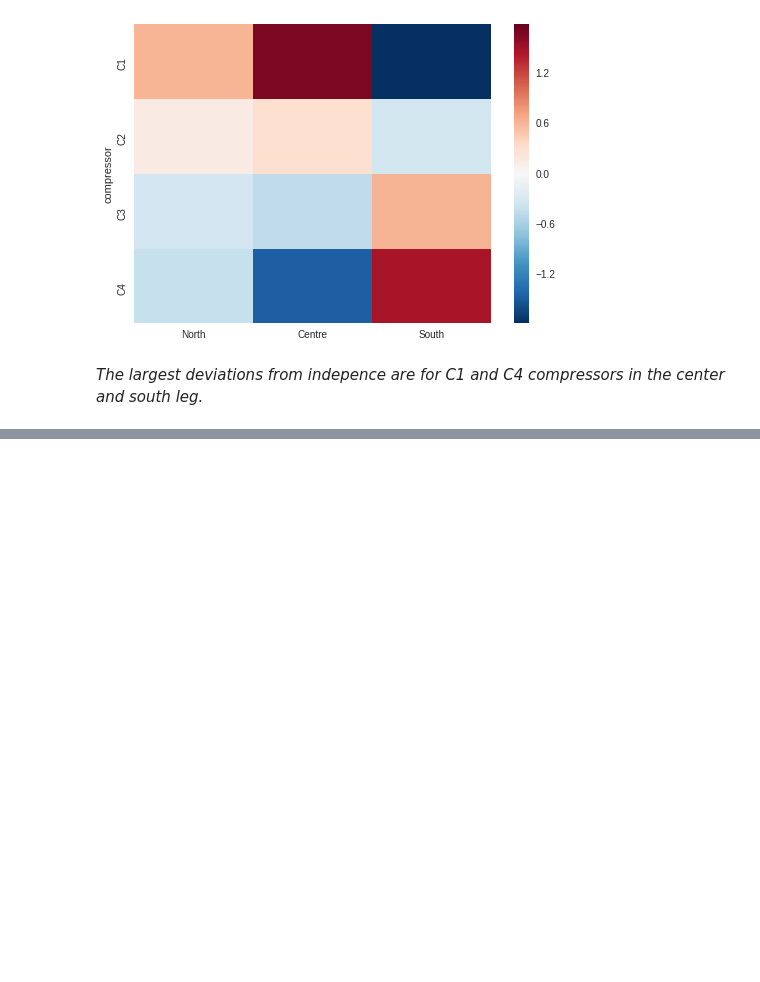
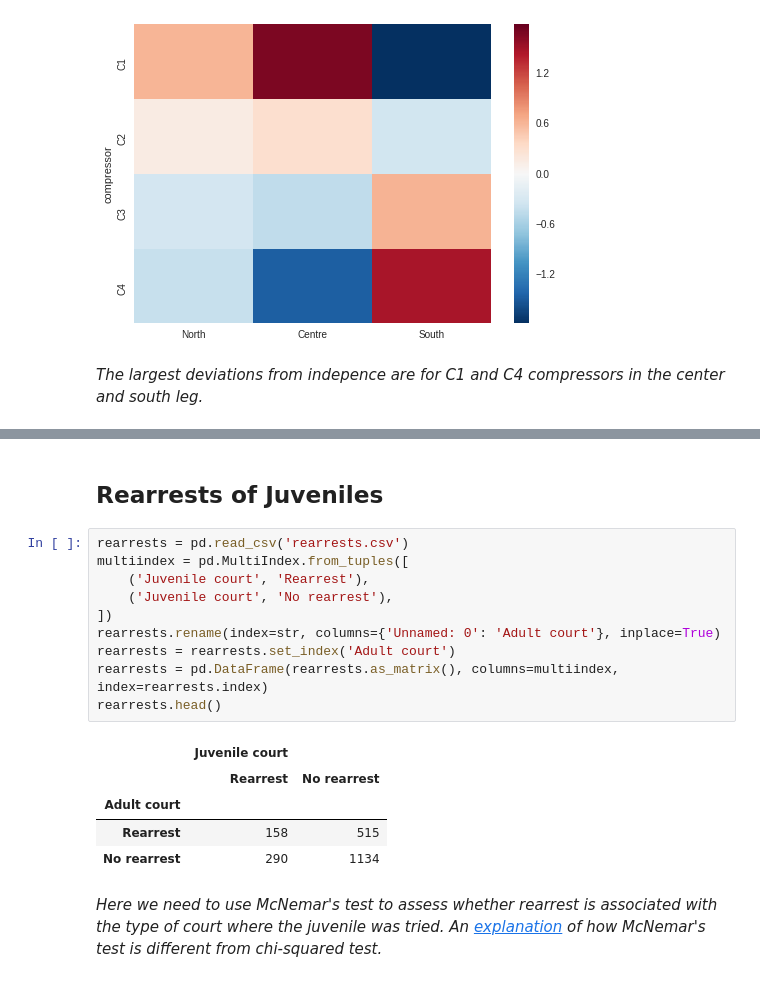
Before and after one commit to seporaitis/hsaur-python, a Jupyter notebook: Chapter3.ipynb, the cells around one changed output, grey strips where cells are left out. Drawn from its saved outputs; the diff is of its cells as text; blank space fills up the shorter version.

```diff
--- a/Chapter3.ipynb
+++ b/Chapter3.ipynb
@@ -356,0 +366,20 @@ _The largest deviations from indepence are for C1 and C4 compressors in the cent
+# %% [markdown]
+## Rearrests of Juveniles
+# %%
+rearrests = pd.read_csv('rearrests.csv')
+multiindex = pd.MultiIndex.from_tuples([
+    ('Juvenile court', 'Rearrest'),
+    ('Juvenile court', 'No rearrest'),
+])
+rearrests.rename(index=str, columns={'Unnamed: 0': 'Adult court'}, inplace=True)
+rearrests = rearrests.set_index('Adult court')
+rearrests = pd.DataFrame(rearrests.as_matrix(), columns=multiindex, index=rearrests.index)
+rearrests.head()
+# %% [output]
+|  | Juvenile court |  |
+|  | Rearrest | No rearrest |
+| Adult court |  |  |
+| Rearrest | 158 | 515 |
+| No rearrest | 290 | 1134 |
+# %% [markdown]
+_Here we need to use McNemar's test to assess whether rearrest is associated with the type of court where the juvenile was tried. An [explanation](https://stats.stackexchange.com/questions/76875/what-is-the-difference-between-mcnemars-test-and-the-chi-squared-test-and-how) of how McNemar's test is different from chi-squared test._
```
Also changed, not shown: parts of 8 cells of this notebook, 1 other file.
